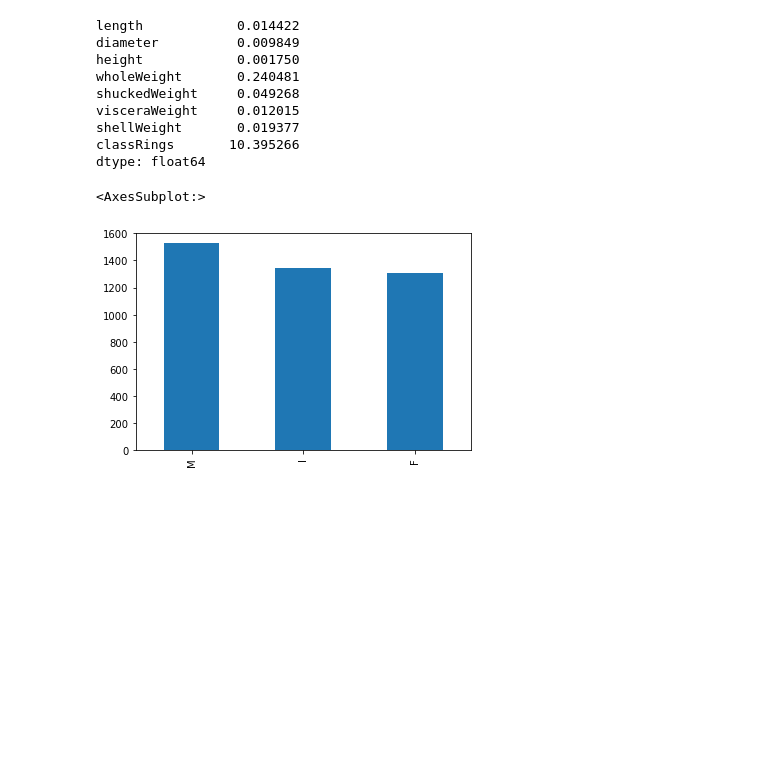
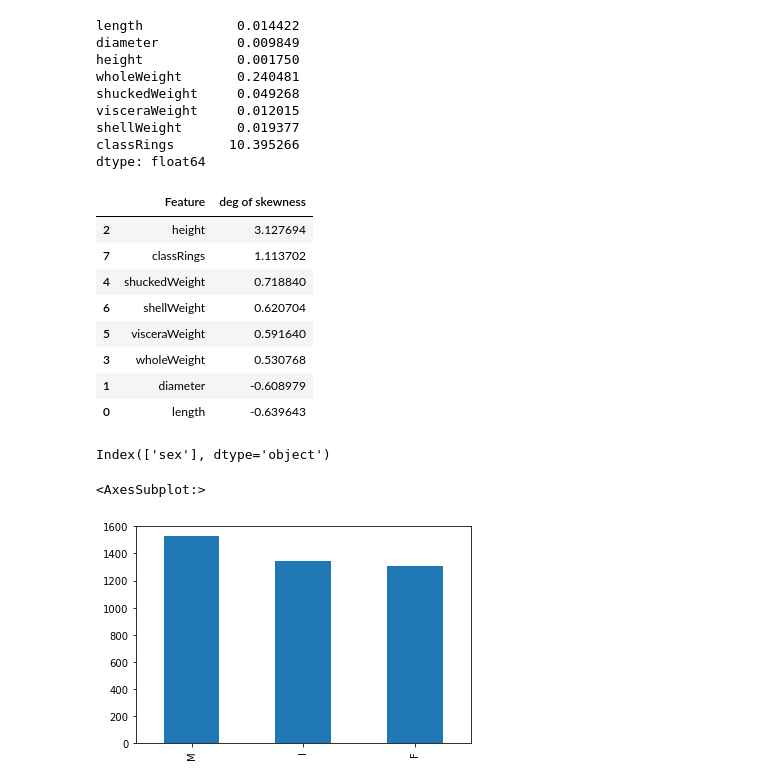
Before and after one commit to andriOlafsson/project3, a Jupyter notebook: abalone.ipynb, the cells around one changed output. Saved outputs shown, nothing was run; the diff lists cells and outputs as text; code cells hidden in the pictures; blank space fills up the shorter version.

```diff
--- a/abalone.ipynb
+++ b/abalone.ipynb
@@ -39,6 +42,30 @@ visceraWeight     0.012015
 shellWeight       0.019377
 classRings       10.395266
 dtype: float64
+# %%
+numericFeatures = abalone.select_dtypes(include=[np.number]).columns # Í raun allt nema sex
+
+skewedVals = skew(abalone[numerical_features])
+temp = pd.concat([pd.DataFrame(list(numerical_features), columns=['Feature']), pd.DataFrame(list(skewedVals), columns=['deg of skewness'])], axis = 1)
+temp.sort_values(by = 'deg of skewness' , ascending = False)
+
+
+# Fyrir normal dreifingu er degree of skewe... um 0. Jákvæð tala segir til um að það er meiri "weight" í hægri helming dreifingarinnar
+# Height, rings og shuckedWeight
+# %% [output]
+|  | Feature | deg of skewness |
+| 2 | height | 3.127694 |
+| 7 | classRings | 1.113702 |
+| 4 | shuckedWeight | 0.718840 |
+| 6 | shellWeight | 0.620704 |
+| 5 | visceraWeight | 0.591640 |
+| 3 | wholeWeight | 0.530768 |
+| 1 | diameter | -0.608979 |
+| 0 | length | -0.639643 |
+# %%
+categorical_features
+# %% [output]
+Index(['sex'], dtype='object')
 # %%
 abalone['sex'].value_counts().plot.bar()
 # nokkuð jöfn dreifing á Male Female og Infant classes
```
Also changed, not shown: parts of 2 cells of this notebook.
